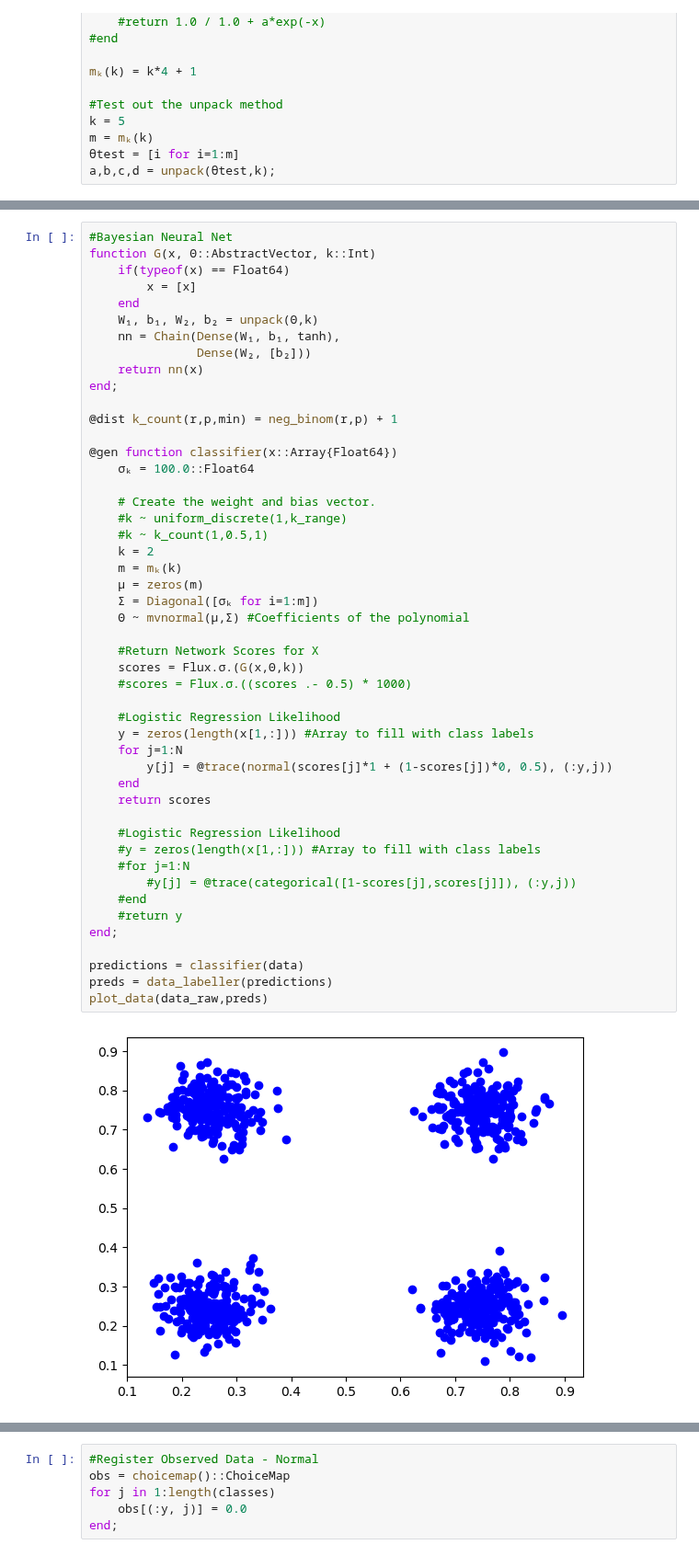
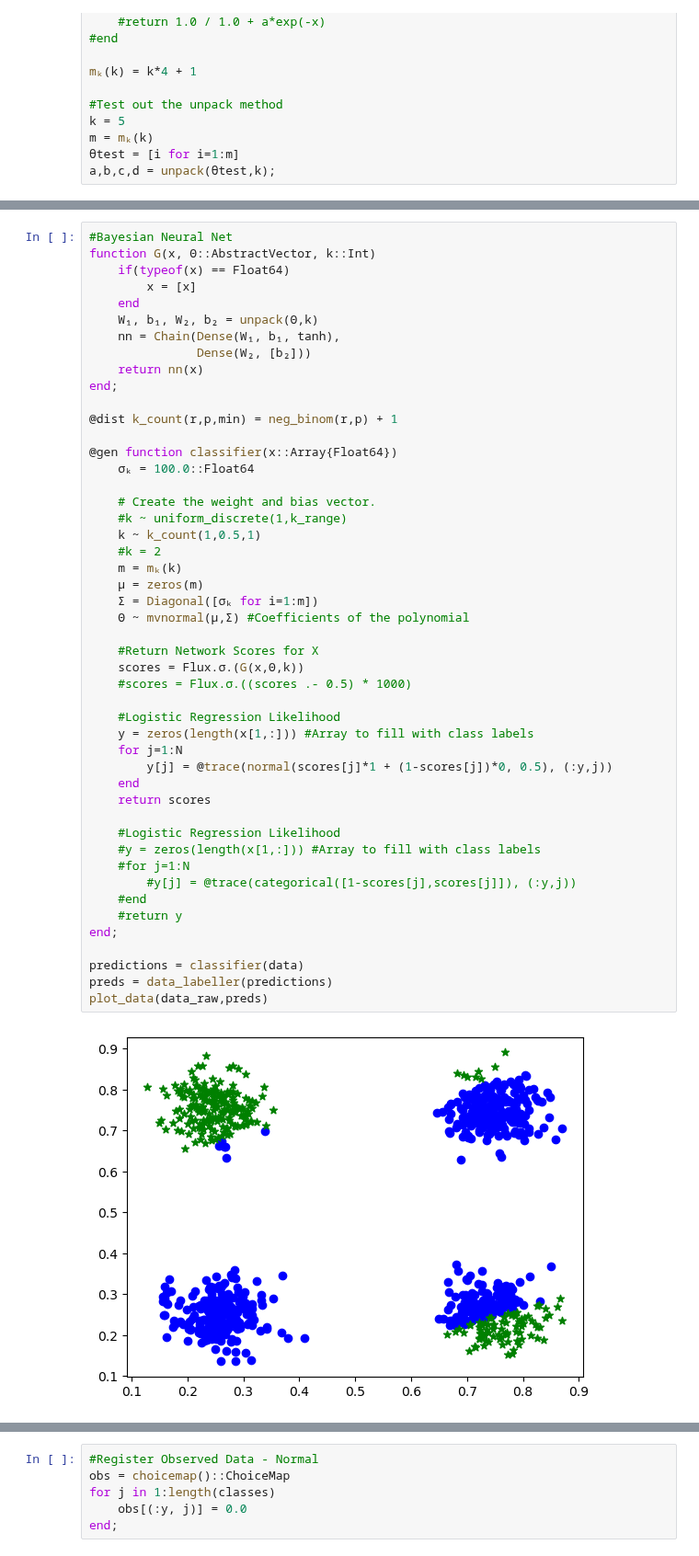
Before and after one commit to jberezow/RJMCMC, a Jupyter notebook: Thesis-BasicBNN.ipynb, the cells around one changed output, grey strips where cells are left out. Shown at 92% size. Cells and saved outputs as stored; diff of their text form.

```diff
--- a/Thesis-BasicBNN.ipynb
+++ b/Thesis-BasicBNN.ipynb
@@ -127,37 +127,37 @@ end;
 
     # Create the weight and bias vector.
     #k ~ uniform_discrete(1,k_range)
-    #k ~ k_count(1,0.5,1)
-    k = 2
+    k ~ k_count(1,0.5,1)
+    #k = 2
     m = mₖ(k)
     μ = zeros(m)
     Σ = Diagonal([σₖ for i=1:m])
     Θ ~ mvnormal(μ,Σ) #Coefficients of the polynomial
 
     #Return Network Scores for X
     scores = Flux.σ.(G(x,Θ,k))
     #scores = Flux.σ.((scores .- 0.5) * 1000)
 
     #Logistic Regression Likelihood
     y = zeros(length(x[1,:])) #Array to fill with class labels
     for j=1:N
         y[j] = @trace(normal(scores[j]*1 + (1-scores[j])*0, 0.5), (:y,j))
     end
     return scores
 
     #Logistic Regression Likelihood
     #y = zeros(length(x[1,:])) #Array to fill with class labels
     #for j=1:N
         #y[j] = @trace(categorical([1-scores[j],scores[j]]), (:y,j))
     #end
     #return y
 end;
 
 predictions = classifier(data)
 preds = data_labeller(predictions)
 plot_data(data_raw,preds)
 # %% [output]
-[figure, old version]
+[figure, new version]
 # %%
 #Register Observed Data - Bernoulli
 obs = choicemap()::ChoiceMap
```
Also changed, not shown: parts of 5 cells of this notebook, 1 other file.
